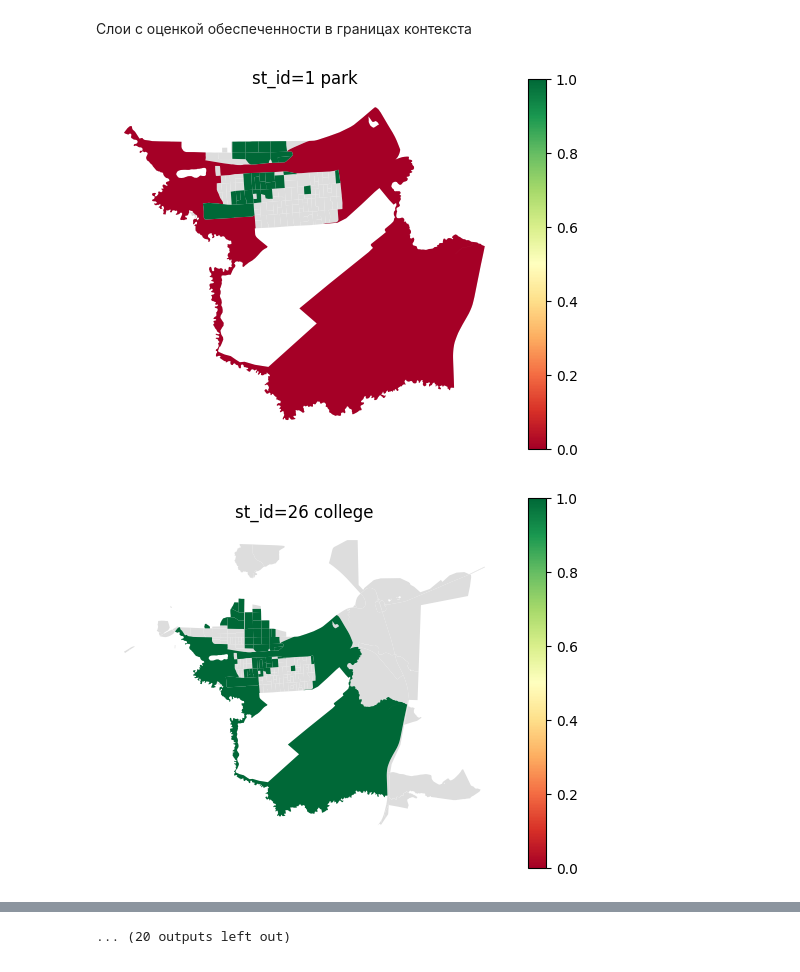
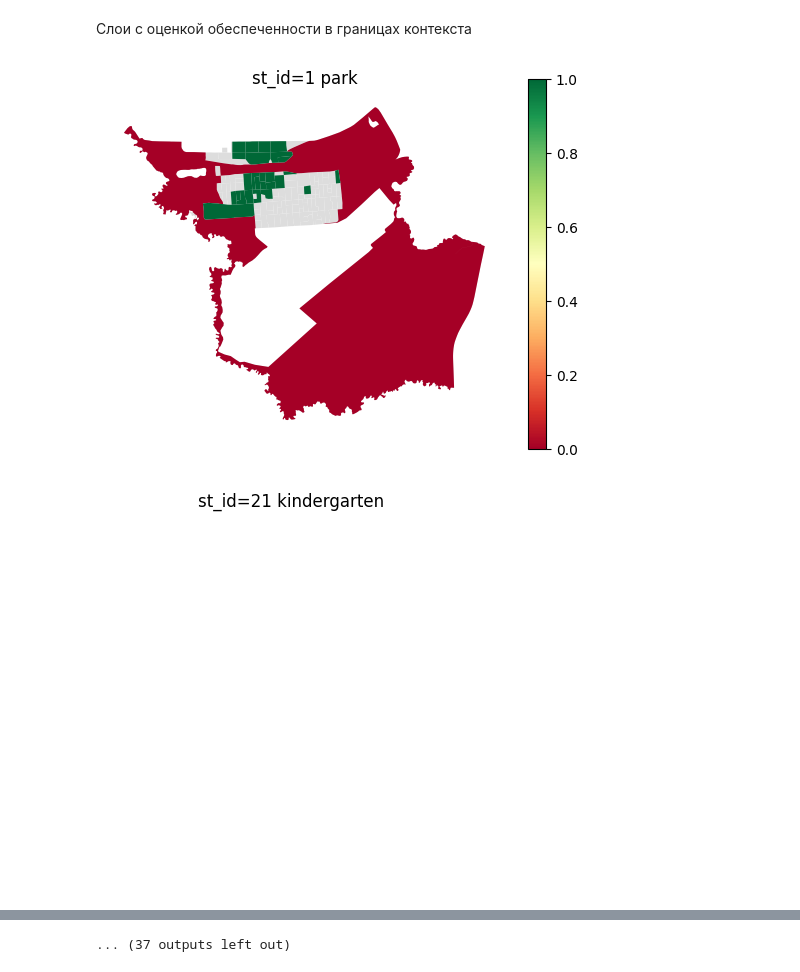
Before and after one commit to vasilstar97/prostor-examples, a Jupyter notebook: examples/Ф36.ipynb, the cells around one changed output, grey strips where cells are left out. Saved outputs shown, nothing was run; the diff lists cells and outputs as text; code cells hidden in the pictures.

```diff
--- a/examples/Ф36.ipynb
+++ b/examples/Ф36.ipynb
@@ -121,10 +121,14 @@ def assess_provision(
     prov_df, _ = competitive_provision(df, mx, accessibility, demand)
     prov_df = prov_df.loc[context_ids].copy()
 
-    if prov_df['demand'].sum() == 0:
-        return None, None
+    if prov_df['demand'].sum() > 0:
+        provision_total = provision_strong_total(prov_df)
+    else:
+        if prov_df['capacity'].sum() > 0:
+            provision_total = 1.0
+        else:
+            provision_total = 0.0
 
-    provision_total = provision_strong_total(prov_df)
     gdf = blocks_gdf.loc[context_ids, ['geometry']].join(prov_df)
     return provision_total, gdf
 # %% [markdown]
@@ -209,15 +213,16 @@ result_df
 # %%
 for st_id, prov_gdf in provisions_gdfs.items():
     if prov_gdf is None:
         continue
     ax = prov_gdf.plot(color='#ddd')
-    prov_gdf.plot(ax=ax, column='provision_strong', legend=True, vmin=0, vmax=1, cmap='RdYlGn')
+    if not prov_gdf.provision_strong.isna().all():
+        prov_gdf.plot(ax=ax, column='provision_strong', legend=True, vmin=0, vmax=1, cmap='RdYlGn')
     ax.set_axis_off()
     title = f'st_id={st_id}'
     bn_name = service_types_df.loc[st_id, 'blocksnet']
     if bn_name is not None:
         title += ' ' + bn_name
     ax.set_title(title)
 # %% [output]
 [figure]
-[figure, old version]
+[figure, new version]
@@ -234 +239 @@ for st_id, prov_gdf in provisions_gdfs.items():
-... (20 outputs left out)
+... (37 outputs left out)
```
Also changed, not shown: parts of 3 cells of this notebook, 2 other files.
